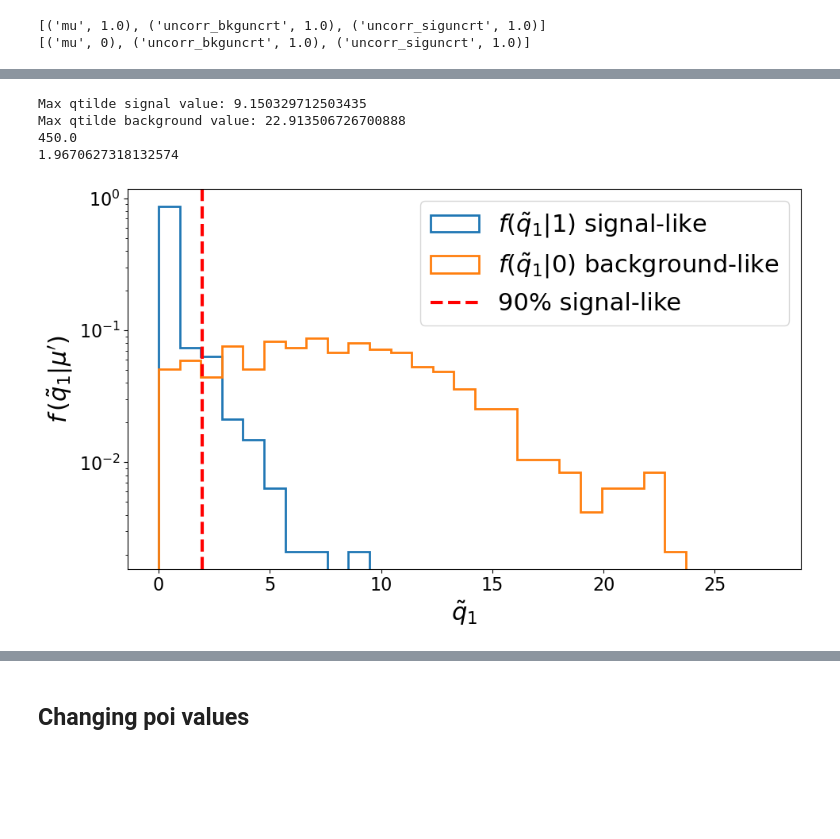
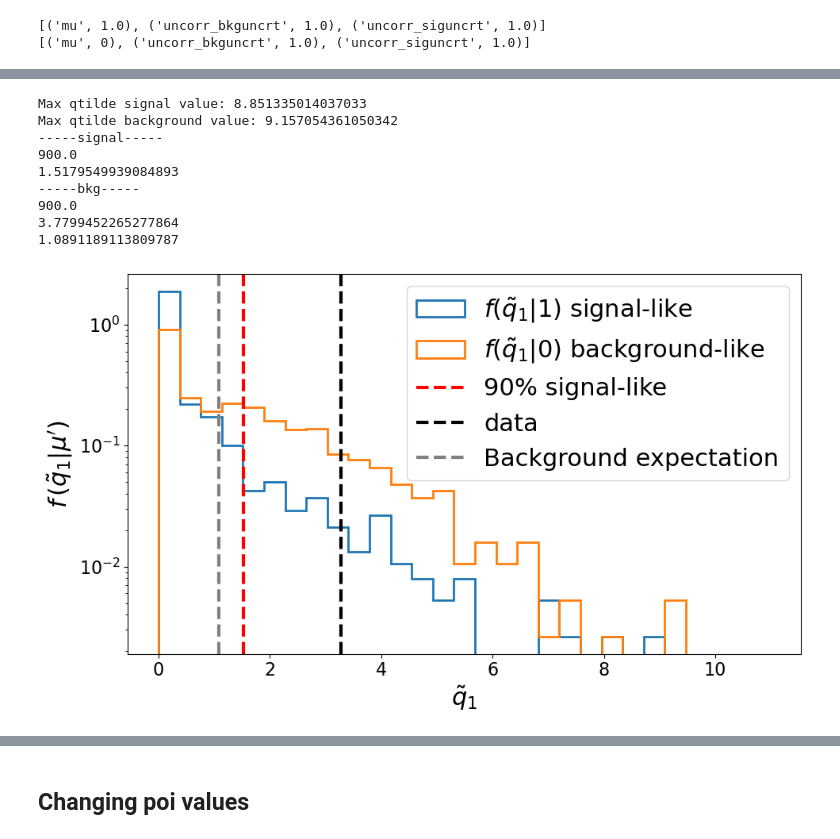
Before and after one commit to dmarsden01/uboone_HNL_analysis, a Jupyter notebook: 4_pyhf_limit.ipynb, the cells around one changed output, grey strips where cells are left out. Drawn from its saved outputs; the diff is of its cells as text; code cells hidden in the pictures; blank space fills up the shorter version.

```diff
--- a/4_pyhf_limit.ipynb
+++ b/4_pyhf_limit.ipynb
@@ -38,7 +38,7 @@ Params_pyhf = {"Stats_only":False,
                "Load_lepton_hists":True,
                "Load_pi0_hists":False,
                "Flat_bkg_overlay_frac":0.5,
-               "Flat_bkg_dirt_frac":1.0,
+               "Flat_bkg_dirt_frac":0.75,
                "Flat_bkg_EXT_frac":0.0,
                "Flat_sig_detvar":0.2, #This is very conservative, could be fed in per mass point from signal detvar script
                "Signal_flux_error":0.3, #This comes from the KDAR flux uncertainty.
@@ -893,22 +878,24 @@ print(mc_sig.shape)
 # %%
-toy_calculator_qtilde = pyhf.infer.utils.create_calculator( #only seems to support q-like test statistics
+toy_calculator_qtilde_data = pyhf.infer.utils.create_calculator( #only seems to support q-like test statistics
     "toybased",
-    model_test.expected_data(init_pars),
+    # model_test.expected_data(init_pars),
+    Total_dict_run1_scaled[HNL_mass]['data']+model_test.config.auxdata,
     model_test,
     ntoys=n_samples,
     test_stat="qtilde",
 )
-print("mu = 1 distributions")
-qtilde_sig, qtilde_bkg = toy_calculator_qtilde.distributions(1.0) #1.0 for full signal contribution, "null" defaults to mu=1 in pyhf
-
-toy_calculator_qtilde_q0 = pyhf.infer.utils.create_calculator( #only seems to support q-like test statistics
+toy_calculator_qtilde_exp = pyhf.infer.utils.create_calculator( #only seems to support q-like test statistics
     "toybased",
-    model_test.expected_data(bkg_pars),
+    model_test.expected_data(init_pars),
+    # Total_dict_run1_scaled[HNL_mass]['data']+model_test.config.auxdata,
     model_test,
     ntoys=n_samples,
     test_stat="qtilde",
 )
-print("mu = 0 distributions")
-qtilde_sig_q0, qtilde_bkg_q0 = toy_calculator_qtilde_q0.distributions(0.0) #0.0 for no signal, what about other modifiers?
+
+print("mu = 1 distributions")
+# qtilde_sig, qtilde_bkg = toy_calculator_qtilde.distributions(1.0) #1.0 for full signal contribution, "null" defaults to mu=1 in pyhf
+qtilde_sig_obs, qtilde_bkg_obs = toy_calculator_qtilde_data.distributions(obs_scaling)
+qtilde_sig_exp, qtilde_bkg_exp = toy_calculator_qtilde_exp.distributions(exp_scaling)
 # %% [output]
 mu = 1 distributions
@@ -945,8 +943,12 @@ CLs 0.004842643403217486
 # %%
 data = Total_dict_run1_scaled[HNL_mass]["data"]+model_test.config.auxdata
+data_exp = model_test.expected_data(bkg_pars)
 par_bounds = model_test.config.suggested_bounds()
 fixed_params = model_test.config.suggested_fixed()
 
-q0 = pyhf.infer.test_statistics.q0(0, data, model_test, init_pars, par_bounds, fixed_params, return_fitted_pars=True)
-tmu_tilde = pyhf.infer.test_statistics.tmu_tilde(1.0, data, model_test, init_pars, par_bounds, fixed_params, return_fitted_pars=True)
+# q0 = pyhf.infer.test_statistics.q0(0, data, model_test, init_pars, par_bounds, fixed_params, return_fitted_pars=True)
+# tmu_tilde = pyhf.infer.test_statistics.tmu_tilde(1.0, data, model_test, init_pars, par_bounds, fixed_params, return_fitted_pars=True)
+
+qmu_tilde_obs = pyhf.infer.test_statistics.qmu_tilde(obs_scaling, data, model_test, init_pars, par_bounds, fixed_params, return_fitted_pars=False)
+qmu_tilde_exp = pyhf.infer.test_statistics.qmu_tilde(exp_scaling, data_exp, model_test, init_pars, par_bounds, fixed_params, return_fitted_pars=False)
 # %%
@@ -985,18 +1018,31 @@ print("Max qtilde background value: " + str(max(qtilde_bkg.samples)))
 
 #Finding probability for one value of test statistic
 ordered_test_stat = np.sort(qtilde_sig.samples)
+ordered_bkg = np.sort(qtilde_bkg.samples)
 length =len(ordered_test_stat)
 
 prob = 0.9
 slice_at = 0.9*length
+print("-----signal-----")
 print(np.floor(slice_at))
 print(ordered_test_stat[int(slice_at)])
 value_for_prob = ordered_test_stat[int(slice_at)]
+
+print("-----bkg-----")
+print(np.floor(slice_at))
+print(ordered_bkg[int(slice_at)])
+bkg_expected_qtilde = ordered_bkg[int(0.5*length)]
+print(bkg_expected_qtilde)
 # %% [output]
-Max qtilde signal value: 9.150329712503435
-Max qtilde background value: 22.913506726700888
-450.0
-1.9670627318132574
+Max qtilde signal value: 8.851335014037033
+Max qtilde background value: 9.157054361050342
+-----signal-----
+900.0
+1.5179549939084893
+-----bkg-----
+900.0
+3.7799452265277864
+1.0891189113809787
 # %%
 savefig=False
 
@@ -1013,34 +1059,36 @@ plt.hist(
     histtype="step",
     density=True,
     label=r"$f(\tilde{q}_1|1)$ signal-like",
     linewidth=2,
 )
 plt.hist(
     qtilde_bkg.samples,
     bins=bins,
     histtype="step",
     density=True,
     label=r"$f(\tilde{q}_1|0)$ background-like",
     linewidth=2,
 )
 # value_for_prob = 2.16
 if Use_fully_uncorrelated == True: model_name = "fully_uncorrelated"
 if Use_fully_uncorrelated == False: model_name = "correlated"
 
 plt.axvline(x = value_for_prob, color = 'red', label = '90% signal-like',linestyle="dashed", lw=3)
+plt.axvline(x = qmu_tilde_obs, color = 'black', label = 'data',linestyle="dashed", lw=3)
+plt.axvline(x = bkg_expected_qtilde, color = 'gray', label = 'Background expectation',linestyle="dashed", lw=3)
 
 plt.xlabel(r"$\tilde{q}_1$", fontsize=22)
 plt.ylabel(r"$f\,(\tilde{q}_1|\mu')$", fontsize=22)
 
 plt.yscale("log")
 plt.legend(fontsize=22)
 plt.tight_layout()
 
 if savefig==True:
     plt.savefig(f"plots/CLs_plots/Test_stat_qtilde_1_{model_name}_{HNL_mass}MeV.pdf")
     plt.savefig(f"plots/CLs_plots/Test_stat_qtilde_1_{model_name}_{HNL_mass}MeV.png")
 # %% [output]
-[figure, old version]
+[figure, new version]
 # %%
 #All just zeros, I don't fully understand this way.
 savefig=False
```
Also changed, not shown: parts of 17 cells of this notebook.
